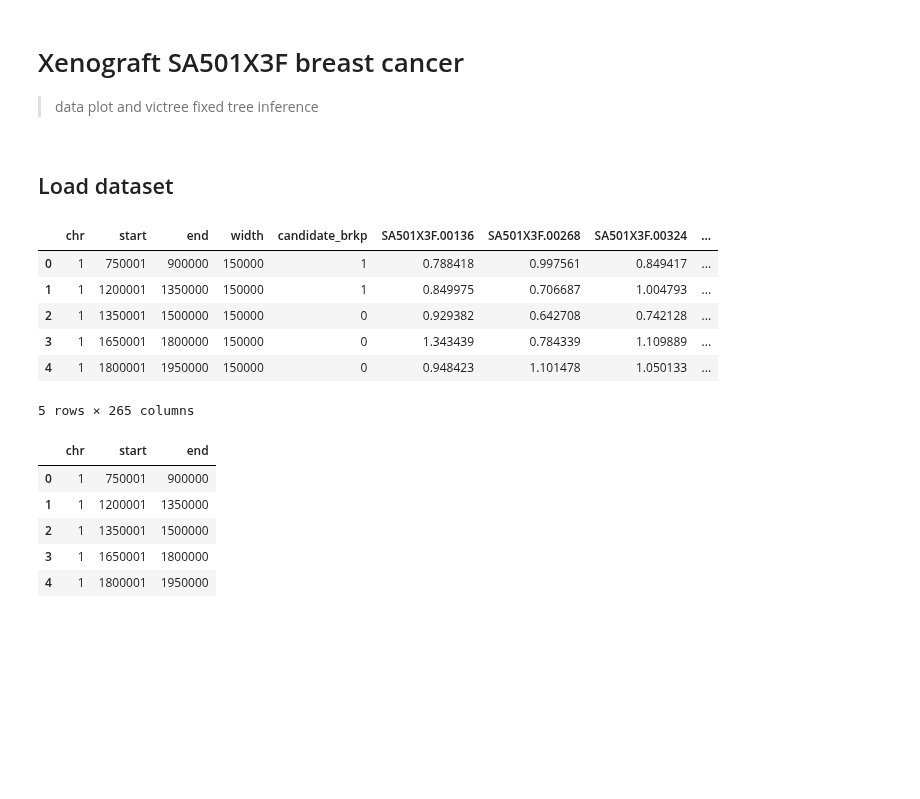
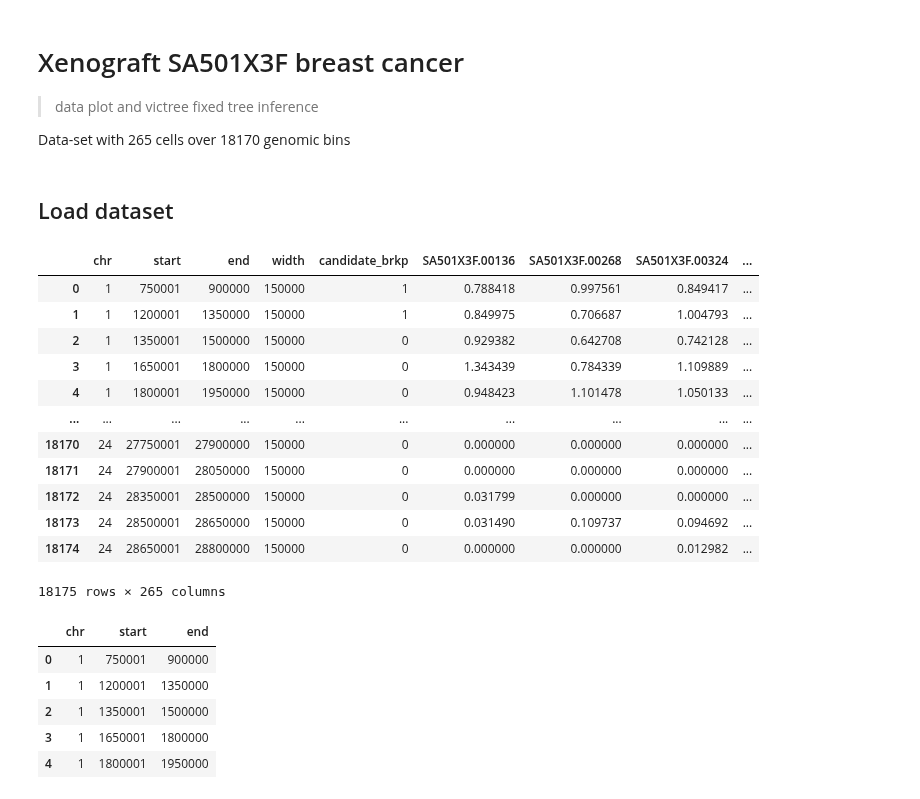
Before and after one commit to Lagergren-Lab/victree, a Jupyter notebook: src/experiments/SA501X3F_victree_analysis.ipynb, the cells around one changed output. Saved outputs shown, nothing was run; the diff lists cells and outputs as text; code cells hidden in the pictures; blank space fills up the shorter version.

```diff
--- a/src/experiments/SA501X3F_victree_analysis.ipynb
+++ b/src/experiments/SA501X3F_victree_analysis.ipynb
@@ -1,23 +1,31 @@
 # %% [markdown]
 # Xenograft SA501X3F breast cancer
 > data plot and victree fixed tree inference
+
+Data-set with 265 cells over 18170 genomic bins
 # %% [markdown]
 ## Load dataset
 # %%
 import numpy as np
 import pandas as pd
 
 bio_df = pd.read_csv("/Users/zemp/phd/scilife/cpt_experiments/CONET/CONET/python/notebooks/biological_data/data/SA501X3F_filtered_corrected_counts.csv")
 cell_names = bio_df.filter(like='SA501X3F').columns
-bio_df.head()
+bio_df
 # %% [output]
 |  | chr | start | end | width | candidate_brkp | SA501X3F.00136 | SA501X3F.00268 | SA501X3F.00324 | ... |
 | 0 | 1 | 750001 | 900000 | 150000 | 1 | 0.788418 | 0.997561 | 0.849417 | ... |
 | 1 | 1 | 1200001 | 1350000 | 150000 | 1 | 0.849975 | 0.706687 | 1.004793 | ... |
 | 2 | 1 | 1350001 | 1500000 | 150000 | 0 | 0.929382 | 0.642708 | 0.742128 | ... |
 | 3 | 1 | 1650001 | 1800000 | 150000 | 0 | 1.343439 | 0.784339 | 1.109889 | ... |
 | 4 | 1 | 1800001 | 1950000 | 150000 | 0 | 0.948423 | 1.101478 | 1.050133 | ... |
+| ... | ... | ... | ... | ... | ... | ... | ... | ... | ... |
+| 18170 | 24 | 27750001 | 27900000 | 150000 | 0 | 0.000000 | 0.000000 | 0.000000 | ... |
+| 18171 | 24 | 27900001 | 28050000 | 150000 | 0 | 0.000000 | 0.000000 | 0.000000 | ... |
+| 18172 | 24 | 28350001 | 28500000 | 150000 | 0 | 0.031799 | 0.000000 | 0.000000 | ... |
+| 18173 | 24 | 28500001 | 28650000 | 150000 | 0 | 0.031490 | 0.109737 | 0.094692 | ... |
+| 18174 | 24 | 28650001 | 28800000 | 150000 | 0 | 0.000000 | 0.000000 | 0.012982 | ... |
-5 rows × 265 columns
+18175 rows × 265 columns
 # %%
 import scgenome.plotting as pl
 import anndata
```
Also changed, not shown: parts of 9 cells of this notebook.
